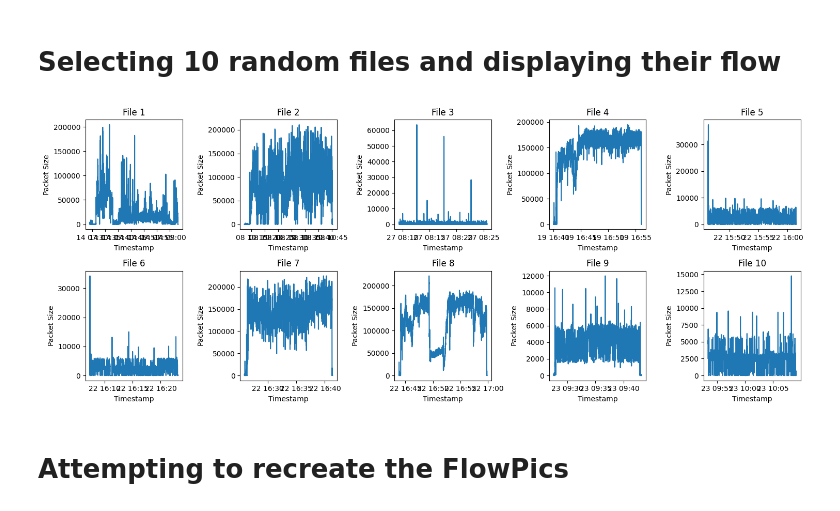
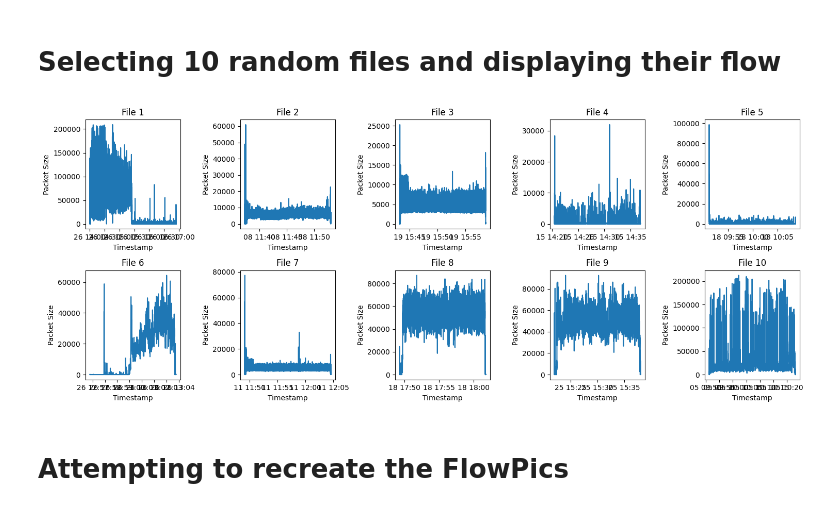
Before and after one commit to nathanielCherian/network-traffic-analysis, a Jupyter notebook: MirageTest.ipynb, the cells around one changed output. Saved outputs shown, nothing was run; the diff lists cells and outputs as text; code cells hidden in the pictures.

```diff
--- a/MirageTest.ipynb
+++ b/MirageTest.ipynb
@@ -91,36 +91,36 @@ def read_and_resample_csv(file_path):
     return df_resampled
 
 # Directory containing CSV files
-data_directory = 'data\\discord_data'
+data_directory = 'data\\teams_data'
 
 # List all CSV files in the directory
 csv_files = list(Path(data_directory).rglob('*.csv'))
 
 # Select 10 random files
-random_files = csv_files[:10]#sample(csv_files, 10)
+random_files = sample(csv_files, 10)
 
 # Create a 2x5 grid of subplots
 fig, axs = plt.subplots(2, 5, figsize=(15, 6))
 
 # Iterate over the random files and plot them
 for i, file_path in enumerate(random_files):
     row, col = divmod(i, 5)  # Calculate the row and column index
     df_resampled = read_and_resample_csv(file_path)
     axs[row, col].plot(df_resampled.index, df_resampled['packet_size'])
     axs[row, col].set_title(f'File {i + 1}')
     axs[row, col].set_xlabel('Timestamp')
     axs[row, col].set_ylabel('Packet Size')
 
     # axs[1, col].plot(df_resampled.index, df_resampled['iat']/)
     # axs[1, col].set_title(f'File {i + 1}')
     # axs[1, col].set_xlabel('Timestamp')
     # axs[1, col].set_ylabel('IAT')
 
 # Adjust layout for better visualization
 plt.tight_layout()
 plt.show()
 # %% [output]
-[figure, old version]
+[figure, new version]
 # %% [markdown]
 # Attempting to recreate the FlowPics
 # %%
```
Also changed, not shown: 2 other files.
